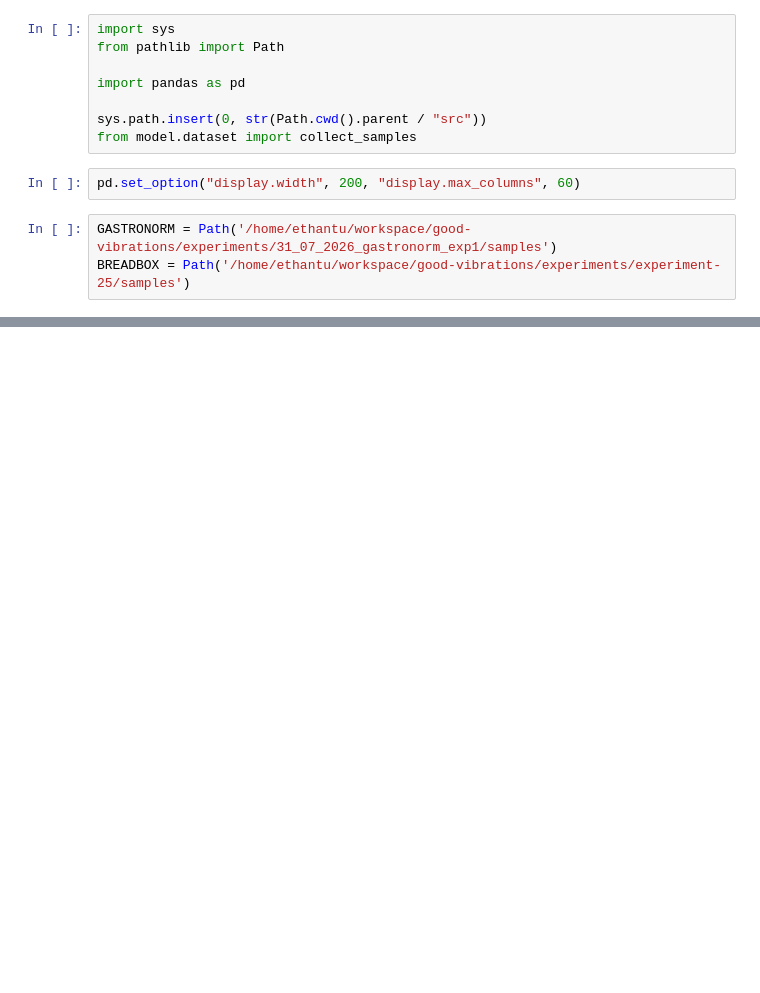
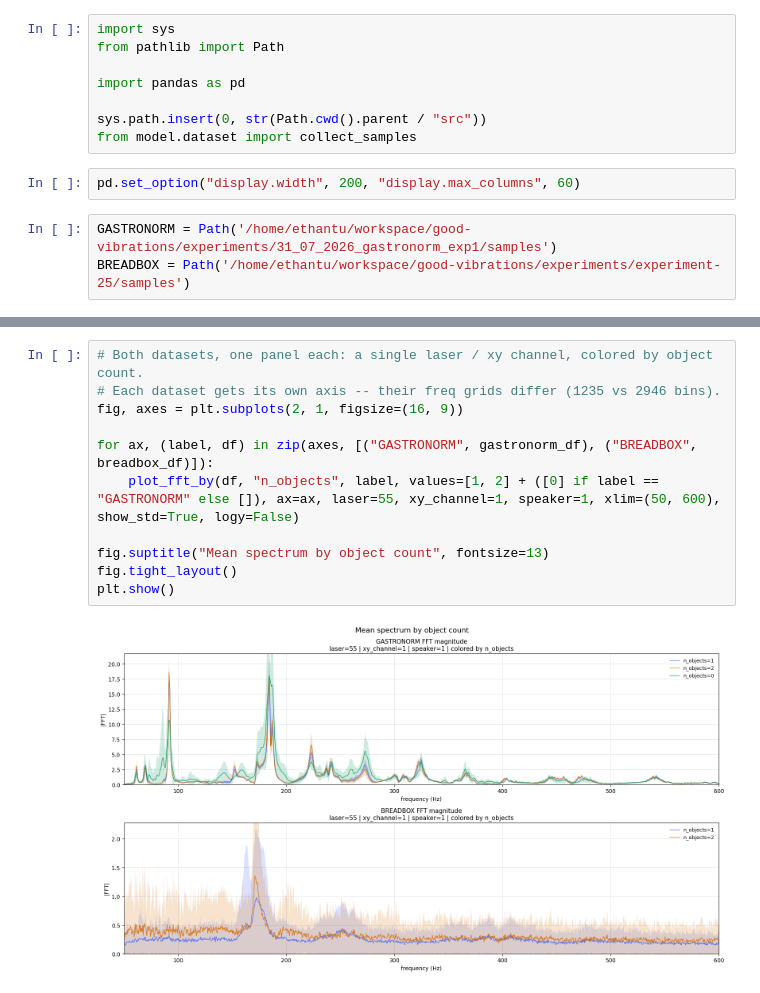
Before and after one commit to eitanturok/good-vibrations, a Jupyter notebook: notebooks/63_gastronorm.ipynb, the cells around one changed output, grey strips where cells are left out. Saved outputs shown, nothing was run; the diff lists cells and outputs as text; blank space fills up the shorter version.

```diff
--- a/notebooks/63_gastronorm.ipynb
+++ b/notebooks/63_gastronorm.ipynb
@@ -48,0 +417,13 @@ KeyError: 'sample_id'
+# %%
+# Both datasets, one panel each: a single laser / xy channel, colored by object count.
+# Each dataset gets its own axis -- their freq grids differ (1235 vs 2946 bins).
+fig, axes = plt.subplots(2, 1, figsize=(16, 9))
+
+for ax, (label, df) in zip(axes, [("GASTRONORM", gastronorm_df), ("BREADBOX", breadbox_df)]):
+    plot_fft_by(df, "n_objects", label, values=[1, 2] + ([0] if label == "GASTRONORM" else []), ax=ax, laser=55, xy_channel=1, speaker=1, xlim=(50, 600), show_std=True, logy=False)
+
+fig.suptitle("Mean spectrum by object count", fontsize=13)
+fig.tight_layout()
+plt.show()
+# %% [output]
+[figure, added]
```
Also changed, not shown: parts of 27 cells of this notebook, 1 other file.
